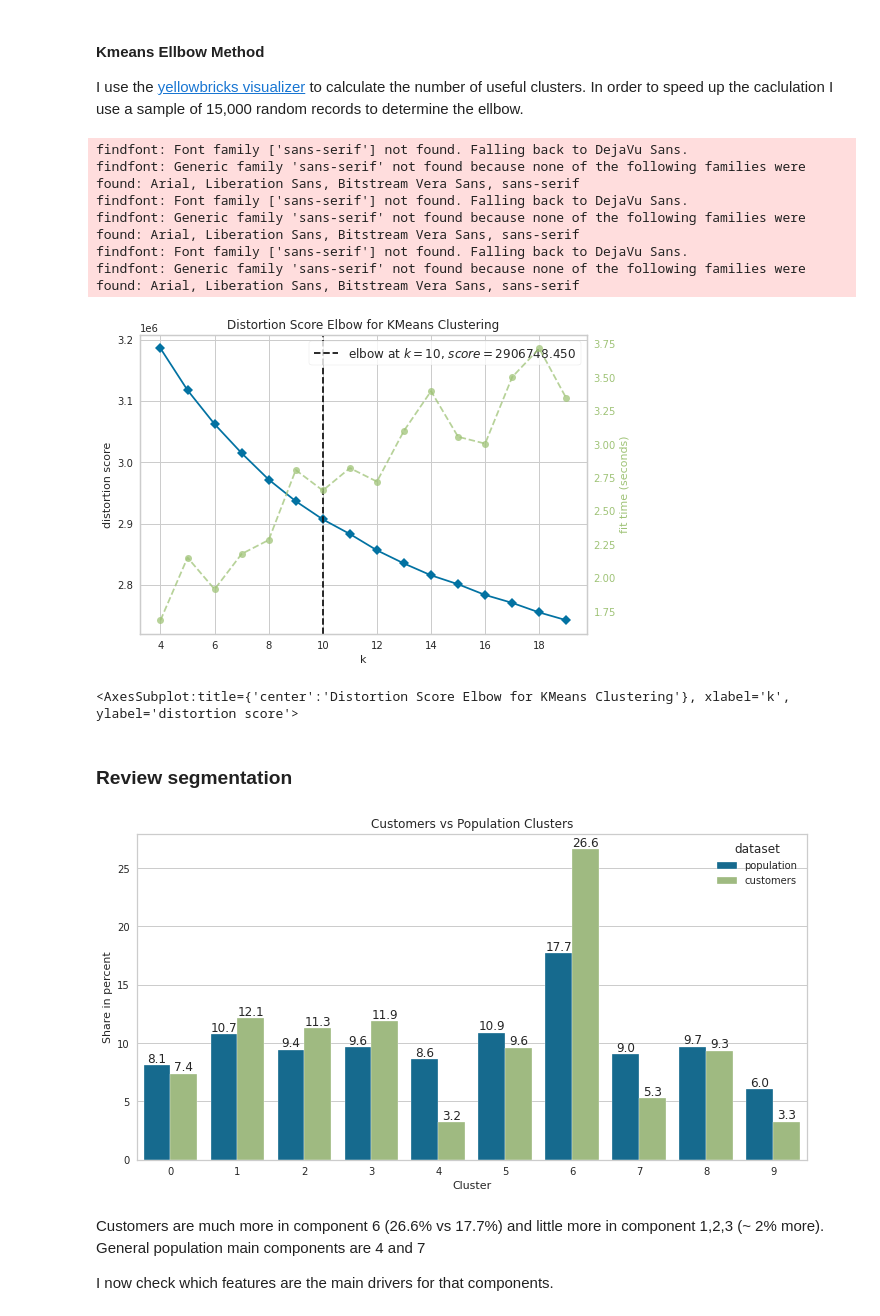
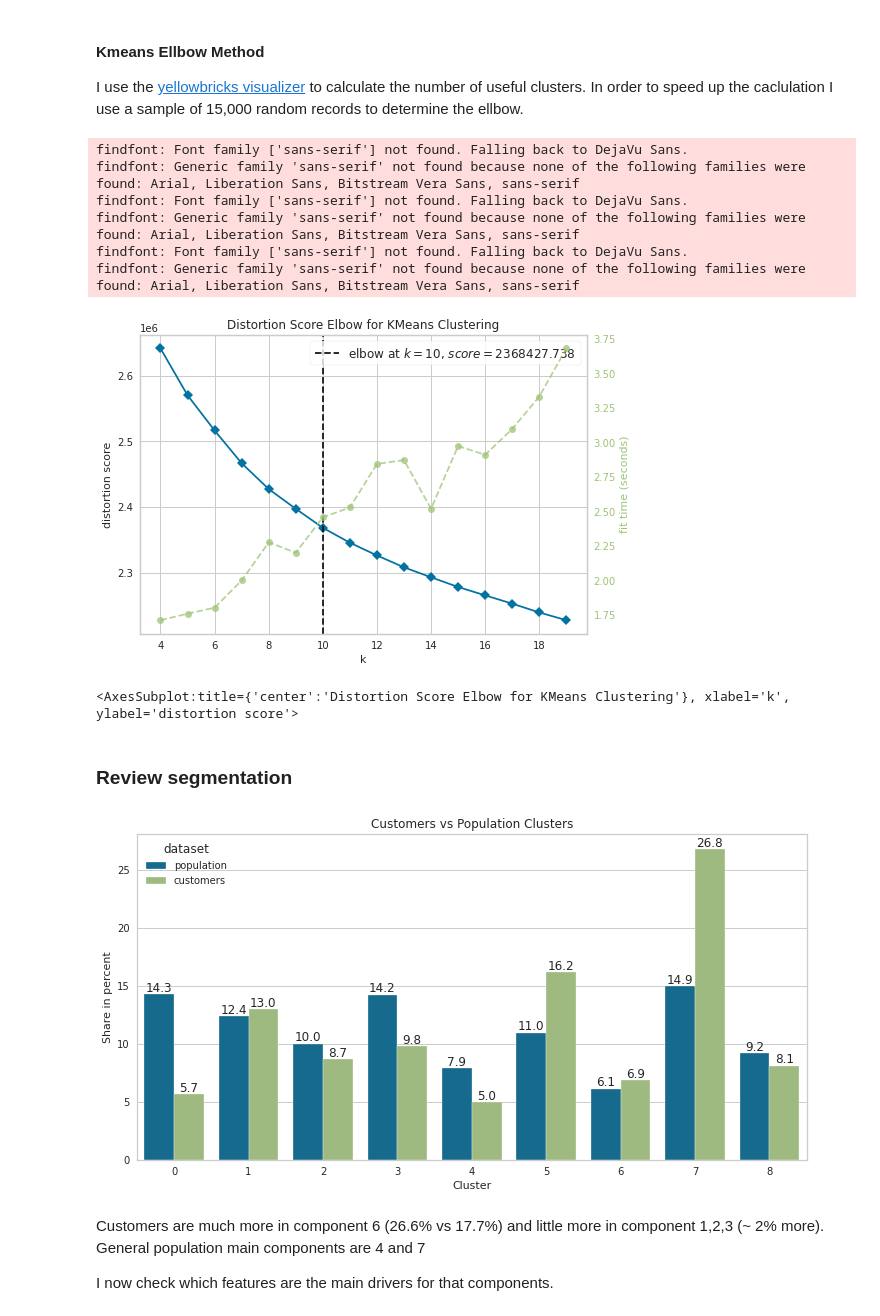
Before and after one commit to step-bauer/dsnd_capstone_arvato, a Jupyter notebook: Arvato Project Workbook.ipynb, the cells around one changed output. Saved outputs shown, nothing was run; the diff lists cells and outputs as text; code cells hidden in the pictures.

```diff
--- a/Arvato Project Workbook.ipynb
+++ b/Arvato Project Workbook.ipynb
@@ -1207,7 +1239,7 @@ df_metadata = pd.read_excel(f'{prefix}/DIAS Attributes - Values 2017.xlsx', usec
 # therefore we replace this
 df_metadata['Attribute'] = df_metadata['Attribute'].str.replace('_RZ','')
 # %%
-df_population_cleaned = pd.read_feather('df_azdias_cleaned_step2-feaEngineered')
+df_population_cleaned = pd.read_feather('df_azdias_cleaned')
 
 # set the index as feather-format did store the index as column
 df_population_cleaned.set_index('LNR', inplace=True)
@@ -1357,7 +1408,7 @@ import python.etl.processor as etlp
 df_customers_cleaned = df_customers.copy()
 dfCleaner = etlp.PreDataCleaner(df_metadata)
 
-df_customers_cleaned = dfCleaner.transform(df_customers_cleaned)
+df_customers_cleaned = dfCleaner.transform(df_customers_cleaned, drop_cols=True)
 print(df_customers_cleaned.shape)
 # %% [output]
 Dropping customer dataset cols: ['CUSTOMER_GROUP', 'ONLINE_PURCHASE', 'PRODUCT_GROUP']
@@ -1377,4 +1427 @@ dropping columns: ['EINGEFUEGT_AM', 'CAMEO_DEU_2015', 'LP_STATUS_GROB', 'LP_FAMI
-# %%
-featureBuilder = etlp.FeatureBuilder()
-df_customers_cleaned = featureBuilder.transform(df_customers_cleaned)
 # %%
@@ -1437,10 +1484,10 @@ findfont: Font family ['sans-serif'] not found. Falling back to DejaVu Sans.
 findfont: Generic family 'sans-serif' not found because none of the following families were found: Arial, Liberation Sans, Bitstream Vera Sans, sans-serif
 findfont: Font family ['sans-serif'] not found. Falling back to DejaVu Sans.
 findfont: Generic family 'sans-serif' not found because none of the following families were found: Arial, Liberation Sans, Bitstream Vera Sans, sans-serif
-[figure, old version]
+[figure, new version]
 <AxesSubplot:title={'center':'Distortion Score Elbow for KMeans Clustering'}, xlabel='k', ylabel='distortion score'>
 # %%
-n_best_num_kmeans_clusters = 10
+n_best_num_kmeans_clusters = 9
 # %%
 from  python.model.kmeans import KMeansProcessor
 # %%
@@ -1455,33 +1502,33 @@ customer_centroids = kmeans.model.cluster_centers_
 # %%
 # Compare the proportion of data in each cluster for the customer data to the
 # proportion of data in each cluster for the general population.
 
 population_component_share = 100 * np.bincount(kmeans.pop_labels)/len(kmeans.pop_labels)
 customer_component_share = 100 * np.bincount(customer_labels)/len(customer_labels)
 component_shares = pd.DataFrame({'population':population_component_share,'customers':customer_component_share})
 component_shares = component_shares.reset_index().melt(value_vars=['population','customers'],id_vars=['index'])
 component_shares.rename(columns={'index':'component','variable':'dataset','value':'share'}, inplace=True)
 
 
 #clusters = [x for x in range(0,n_best_num_kmeans_clusters)]
 fig, ax = plt.subplots(1,1,figsize=(12,6))
 #w=0.4
 #sns.barplot(x=np.array(clusters)-0.2, height=customer_component_share, width=w , ax=ax)
 sns.barplot(data=component_shares, x='component',y='share',hue='dataset',   ax=ax)
 #sns.bar(x=np.array(clusters)+0.2, height=population_component_share, width=w, ax=ax)
 plt.ylabel('Share in percent')
 plt.xlabel('Cluster')
-plt.xticks(clusters)
+plt.xticks(range(0,n_best_num_kmeans_clusters))
 plt.title('Customers vs Population Clusters')
 
 
 
 for container in ax.containers:
     ax.bar_label(container, fmt='%.1f')
 
 plt.show()
 # %% [output]
-[figure, old version]
+[figure, new version]
 # %% [markdown]
 Customers are much more in component 6 (26.6% vs 17.7%) and little more in component 1,2,3 (~ 2% more).
 General population main components are 4 and 7
```
Also changed, not shown: parts of 156 cells of this notebook.
